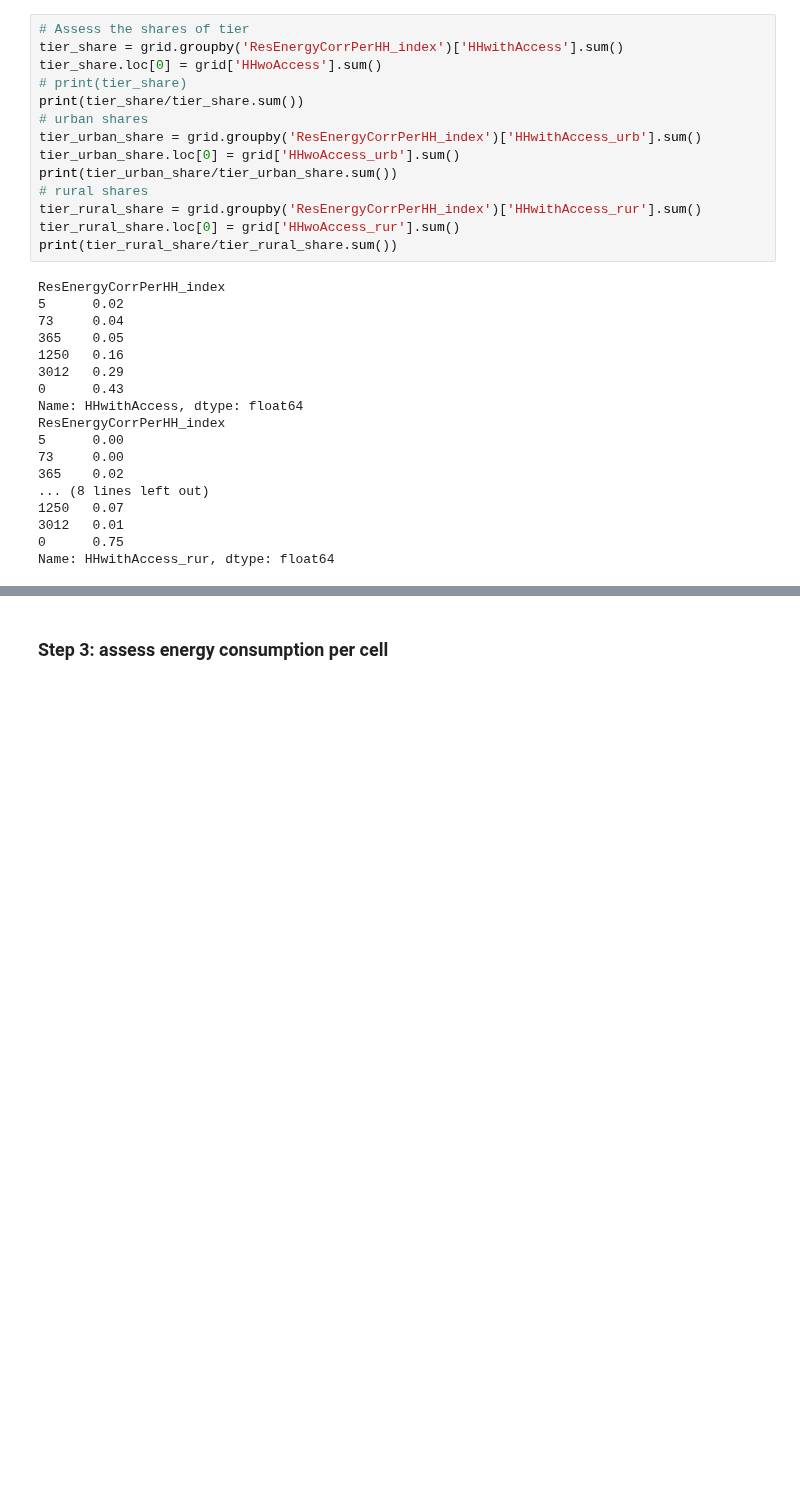
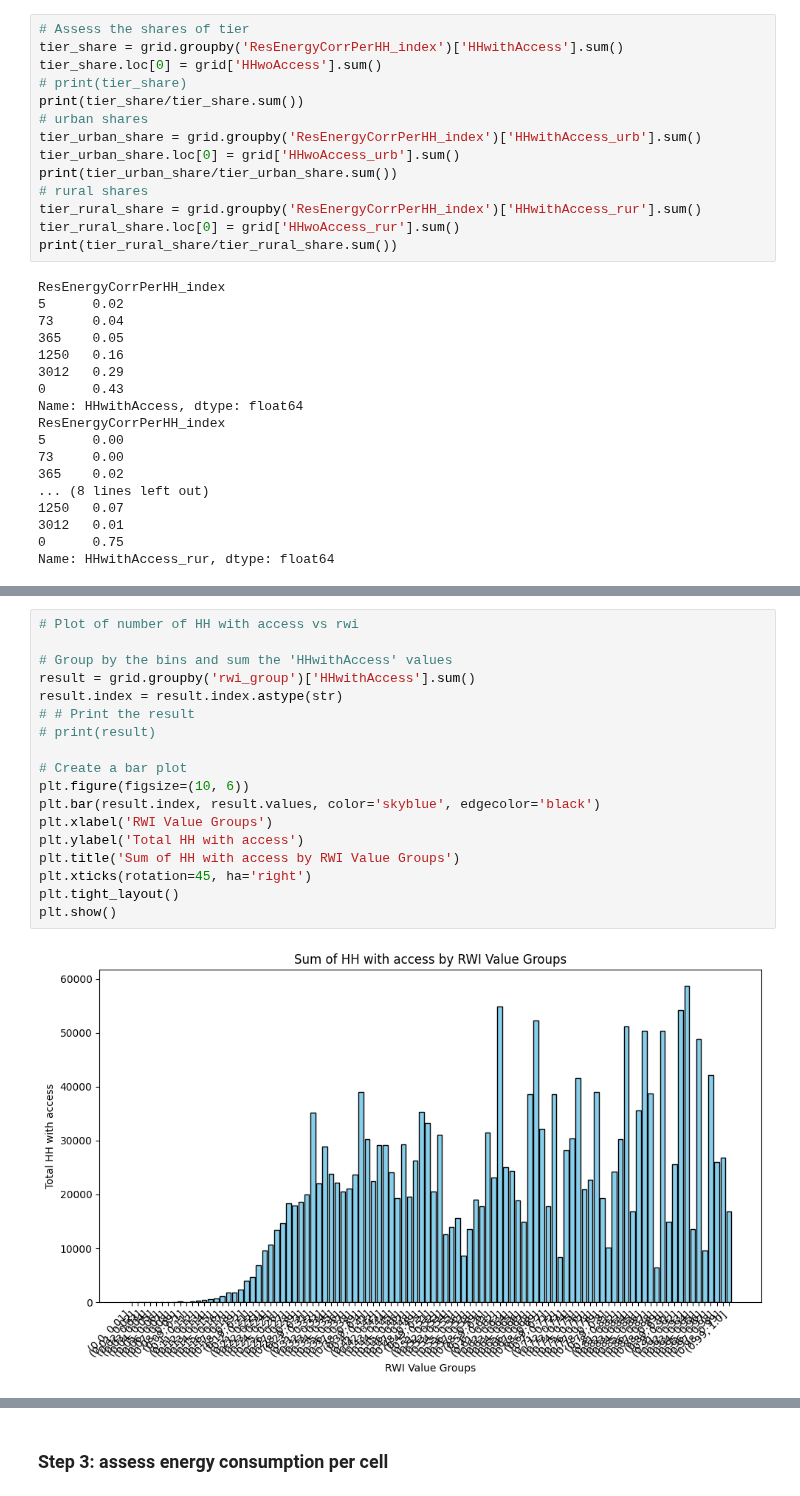
Before and after one commit to ariane-millot/EDeMOS, a Jupyter notebook: Residential/BuildingDemandMethod1_Simplified.ipynb, the cells around one changed output, grey strips where cells are left out. Drawn from its saved outputs; the diff is of its cells as text; blank space fills up the shorter version.

```diff
--- a/Residential/BuildingDemandMethod1_Simplified.ipynb
+++ b/Residential/BuildingDemandMethod1_Simplified.ipynb
@@ -626,0 +624,20 @@ grid["ResEnergyCorrPerHH"] = grid['ResEnergyCorrPerHH_index']
+# %%
+# Plot of number of HH with access vs rwi
+
+# Group by the bins and sum the 'HHwithAccess' values
+result = grid.groupby('rwi_group')['HHwithAccess'].sum()
+result.index = result.index.astype(str)
+# # Print the result
+# print(result)
+
+# Create a bar plot
+plt.figure(figsize=(10, 6))
+plt.bar(result.index, result.values, color='skyblue', edgecolor='black')
+plt.xlabel('RWI Value Groups')
+plt.ylabel('Total HH with access')
+plt.title('Sum of HH with access by RWI Value Groups')
+plt.xticks(rotation=45, ha='right')
+plt.tight_layout()
+plt.show()
+# %% [output]
+[figure, added]
```
Also changed, not shown: parts of 30 cells of this notebook.
